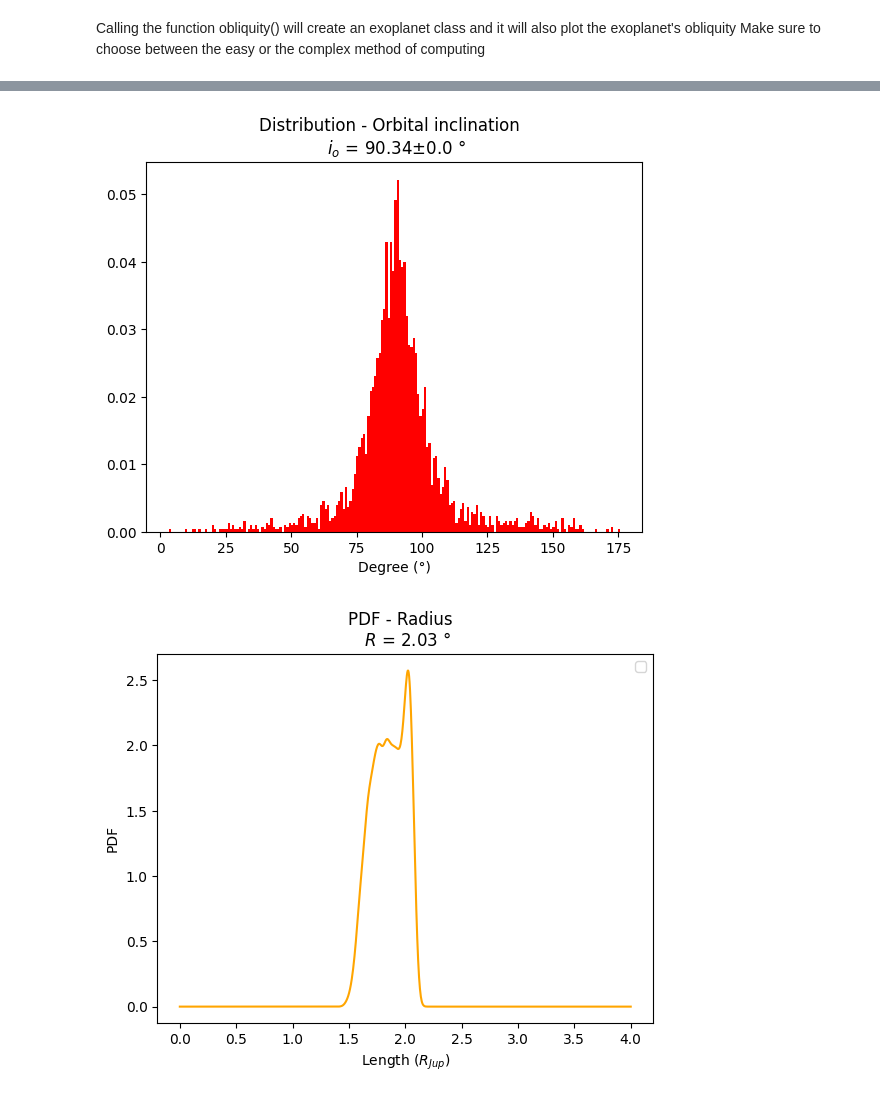
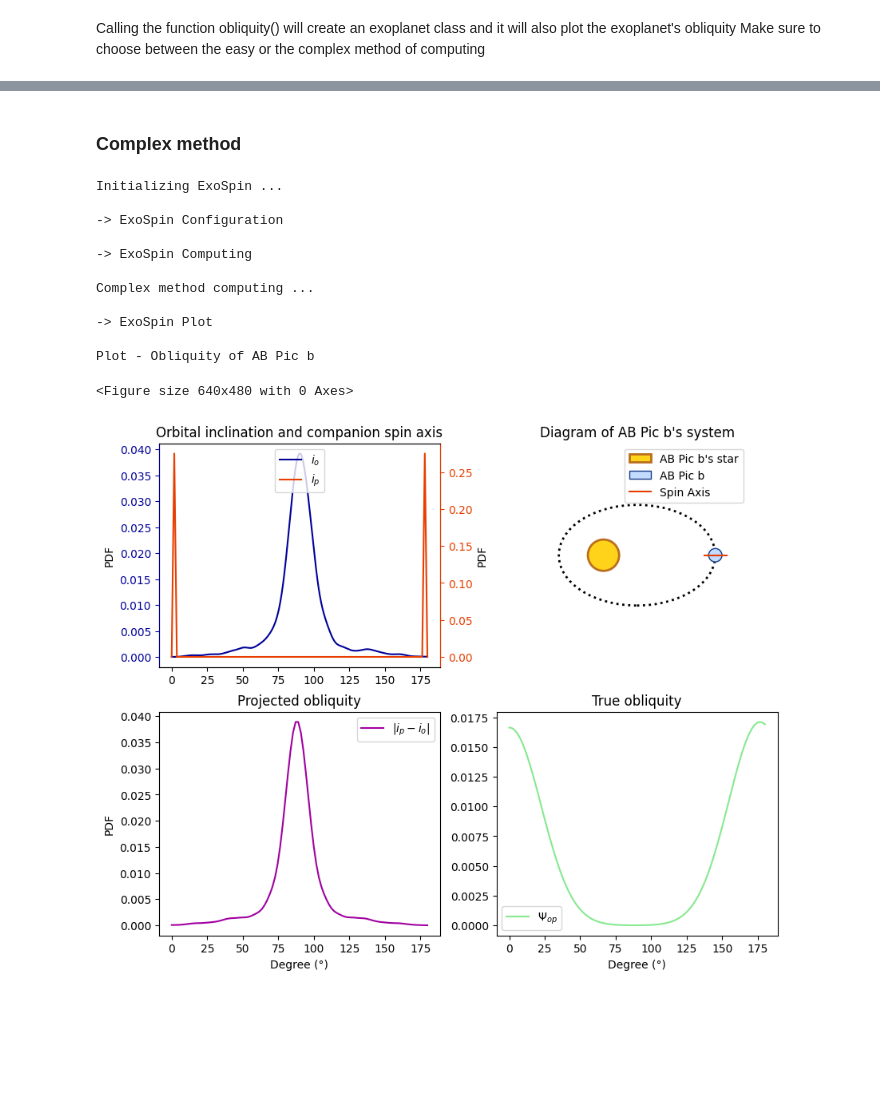
Before and after one commit to exoAtmospheres/exoSpin, a Jupyter notebook: exoSpin/demo.ipynb, the cells around one changed output, grey strips where cells are left out. Cells and saved outputs as stored; diff of their text form; code cells hidden in the pictures; blank space fills up the shorter version.

```diff
--- a/exoSpin/demo.ipynb
+++ b/exoSpin/demo.ipynb
@@ -32,8 +33,18 @@ There is the plot of AB Pic b's obliquity
-# %%
-orbital_plot = x.hist('Orbital inclination','red').plot()
-# %% [output]
-[figure, removed]
-# %%
-radius_plot = x.pdf('Radius','orange').plot()
-# %% [output]
-[figure, removed]
+# %% [markdown]
+### Complex method
+# %%
+y = obliquity()
+# %% [output]
+Initializing ExoSpin ...
+
+-> ExoSpin Configuration
+
+-> ExoSpin Computing
+
+Complex method computing ...
+
+-> ExoSpin Plot
+
+Plot - Obliquity of AB Pic b
+<Figure size 640x480 with 0 Axes>
+[figure, added]
```
Also changed, not shown: parts of 3 cells of this notebook, 5 other files.
